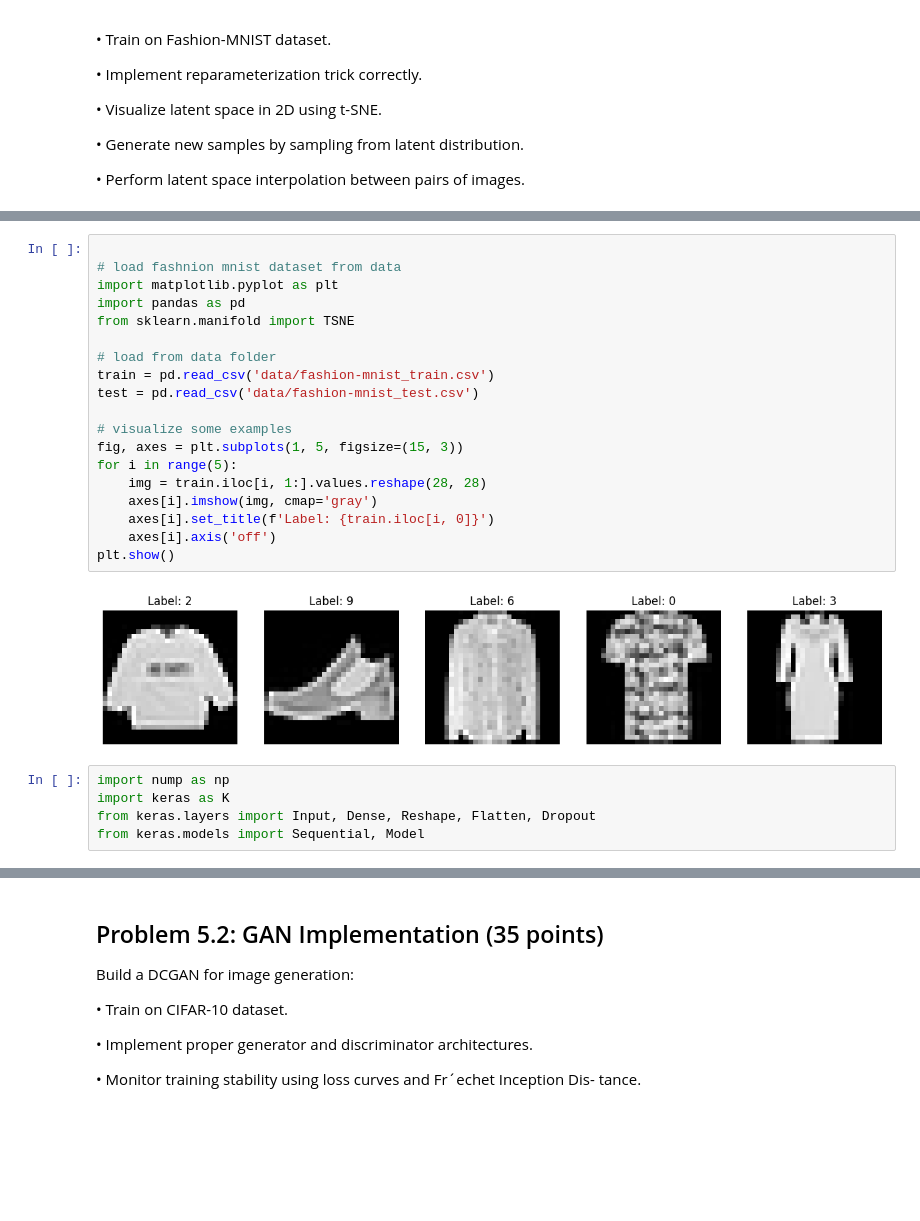
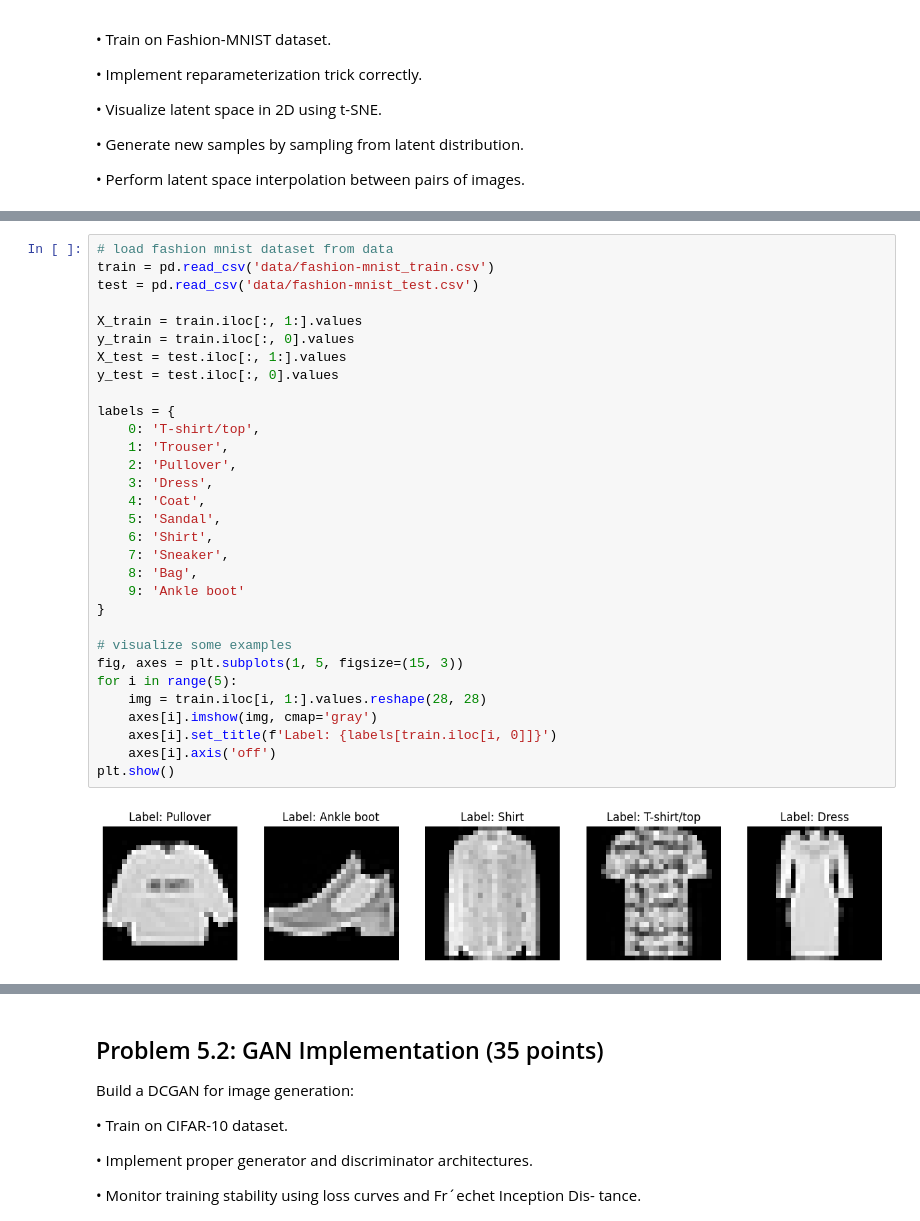
Before and after one commit to tomaszsrebniak/ML_for_data_analytics, a Jupyter notebook: Assignment5/List5.ipynb, the cells around one changed output, grey strips where cells are left out. Drawn from its saved outputs; the diff is of its cells as text; blank space fills up the shorter version.

```diff
--- a/Assignment5/List5.ipynb
+++ b/Assignment5/List5.ipynb
@@ -17,27 +26,34 @@ Implement VAE from scratch in PyTorch:
 # %%
-
-# load fashnion mnist dataset from data
-import matplotlib.pyplot as plt
-import pandas as pd
-from sklearn.manifold import TSNE
-
-# load from data folder
+# load fashion mnist dataset from data
 train = pd.read_csv('data/fashion-mnist_train.csv')
 test = pd.read_csv('data/fashion-mnist_test.csv')
+
+X_train = train.iloc[:, 1:].values
+y_train = train.iloc[:, 0].values
+X_test = test.iloc[:, 1:].values
+y_test = test.iloc[:, 0].values
+
+labels = {
+    0: 'T-shirt/top',
+    1: 'Trouser',
+    2: 'Pullover',
+    3: 'Dress',
+    4: 'Coat',
+    5: 'Sandal',
+    6: 'Shirt',
+    7: 'Sneaker',
+    8: 'Bag',
+    9: 'Ankle boot'
+}
 
 # visualize some examples
 fig, axes = plt.subplots(1, 5, figsize=(15, 3))
 for i in range(5):
     img = train.iloc[i, 1:].values.reshape(28, 28)
     axes[i].imshow(img, cmap='gray')
-    axes[i].set_title(f'Label: {train.iloc[i, 0]}')
+    axes[i].set_title(f'Label: {labels[train.iloc[i, 0]]}')
     axes[i].axis('off')
 plt.show()
 # %% [output]
-[figure, old version]
+[figure, new version]
-# %%
-import nump as np
-import keras as K
-from keras.layers import Input, Dense, Reshape, Flatten, Dropout
-from keras.models import Sequential, Model
 # %%
```
Also changed, not shown: parts of 10 cells of this notebook.
